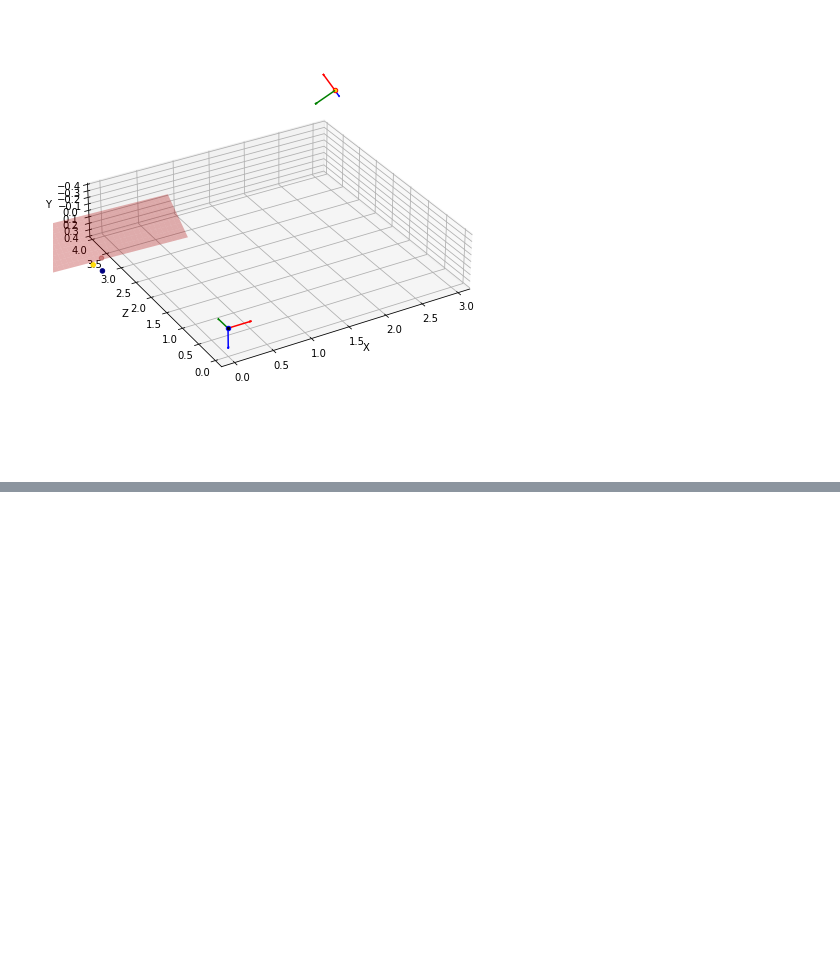
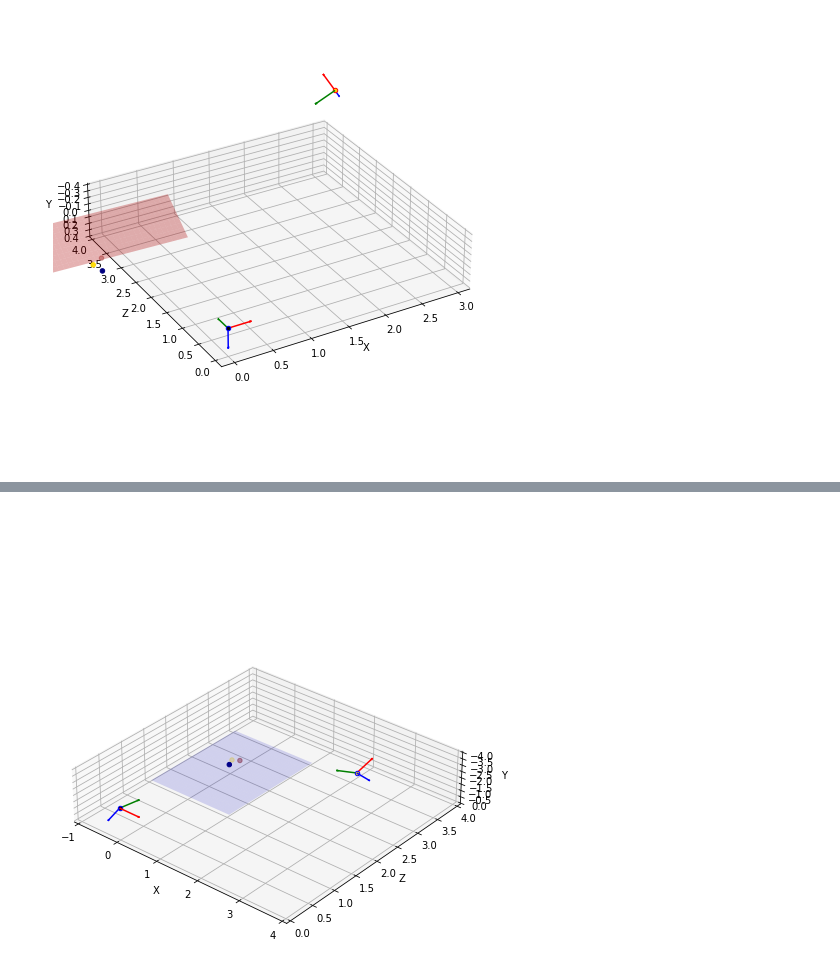
Before and after one commit to debOliveira/MoCapRasp, a Jupyter notebook: central/debugOnline.ipynb, the cells around one changed output, grey strips where cells are left out. Cells and saved outputs as stored; diff of their text form; code cells hidden in the pictures; blank space fills up the shorter version.

```diff
--- a/central/debugOnline.ipynb
+++ b/central/debugOnline.ipynb
@@ -568,10 +568,3 @@ plt.draw()
 plt.show()
 # %% [output]
 [figure]
-# %%
-M,N=np.array(plane[0:3]),np.array([0,0,1])
-c = np.dot(M,N)/(np.linalg.norm(M)*np.linalg.norm(N))
-[x,y,z] = np.cross(M,N)/np.linalg.norm(np.cross(M,N))
-s,C = np.sqrt(1-pow(c,2)),1-c
-R_plane = np.array([[x*x*C+c,x*y*C-z*s,x*z*C+y*s],[y*x*C+z*s,y*y*C+c,y*z*C-x*s],[z*x*C-y*s,z*y*C+x*s,z*z*C+c]])
-print(R_plane)
@@ -587,0 +571,72 @@ array([[-0.07710284, -0.09675244, -0.0633722 ],
+# %%
+[a,b,c,d]=plane
+v,k=np.array([a,b,c]),np.array([0,1,0])
+cosPhi = np.dot(v,k)/(np.linalg.norm(v)*np.linalg.norm(k))
+[u1,u2,u3] = np.cross(v,k)/np.linalg.norm(np.cross(v,k))
+sinPhi = np.sqrt(1-pow(cosPhi,2))
+R_plane = np.array([
+        [cosPhi+u1*u1*(1-cosPhi),u1*u2*(1-cosPhi),u2*sinPhi],
+        [u1*u2*(1-cosPhi),cosPhi+u2*u2*(1-cosPhi),-u1*sinPhi],
+        [-u2*sinPhi,u1*sinPhi,cosPhi]])
+[A,B,C] = np.matmul(np.array([a,b,c]),R_plane.T)
+newPlane = np.array([A,B,C])
+# %%
+# tiangulate
+P1,P2 = np.hstack((cameraMatrix_cam1, [[0.], [0.], [0.]])),np.matmul(cameraMatrix_cam2, np.hstack((R, t.T)))
+projPt1,projPt2 = myProjectionPoints(np.array(pts1[[0,2,3]])),myProjectionPoints(np.array(pts2[[0,2,3]]))
+points4d = triangulatePoints(P1.astype(float),P2.astype(float),projPt1.astype(float),projPt2.astype(float))
+points3d = (points4d[:3, :]/points4d[3, :]).T*lamb/100
+if points3d[0, 2] < 0: points3d = -points3d
+# configure 3d map
+fig = plt.figure(figsize=(8, 8))
+ax = plt.axes(projection='3d')
+ax.set_xlim(-1, 4)
+ax.set_zlim(-4, 0)
+ax.set_ylim(0, 4)
+ax.set_xlabel('X')
+ax.set_ylabel('Z')
+ax.set_zlabel('Y')
+# plot first camera
+scale = 0.5
+cam1Pts = np.array([[0,d/b,0],
+                    [scale, 0, 0],
+                    [0, scale, 0],
+                    [0, 0, scale]])
+cam1PtsNew = np.matmul(R_plane,cam1Pts.T).T
+[cam1Root,x,y,z]=cam1PtsNew
+zDisplacement = cam1PtsNew[0,2]
+cam1Root+=[0,0,-zDisplacement]
+x,y,z=x/np.linalg.norm(x)*scale,y/np.linalg.norm(y)*scale,z/np.linalg.norm(z)*scale
+ax.quiver(cam1Root[0],cam1Root[2],cam1Root[1],x[0],x[2],x[1], arrow_length_ratio=0.1, edgecolors="r")
+ax.quiver(cam1Root[0],cam1Root[2],cam1Root[1],y[0],y[2],y[1], arrow_length_ratio=0.1, edgecolors="b")
+ax.quiver(cam1Root[0],cam1Root[2],cam1Root[1],z[0],z[2],z[1], arrow_length_ratio=0.1, edgecolors="g")
+ax.scatter(cam1Root[0],cam1Root[2],cam1Root[1], edgecolor="blue", facecolor="black")
+# plot second camera
+x,y,z = np.array([scale, 0, 0]), np.array([0, scale, 0]),np.array([0, 0, scale])
+x,y,z = np.matmul(R.T, x),np.matmul(R.T, y),np.matmul(R.T, z)
+t_aux = np.matmul(-t, R)[0]*lamb/100+[0,d/b,0]
+cam2Pts = np.array([t_aux.T,x,y,z])
+cam2PtsNew = np.matmul(R_plane,cam2Pts.T).T
+[cam2Root,x,y,z]=cam2PtsNew
+cam2Root+=[0,0,-zDisplacement]
+x,y,z=x/np.linalg.norm(x)*scale,y/np.linalg.norm(y)*scale,z/np.linalg.norm(z)*scale
+ax.quiver(cam2Root[0],cam2Root[2],cam2Root[1],x[0],x[2],x[1], arrow_length_ratio=0.1, edgecolors="r")
+ax.quiver(cam2Root[0],cam2Root[2],cam2Root[1],y[0],y[2],y[1], arrow_length_ratio=0.1, edgecolors="b")
+ax.quiver(cam2Root[0],cam2Root[2],cam2Root[1],z[0],z[2],z[1], arrow_length_ratio=0.1, edgecolors="g")
+ax.scatter(cam2Root[0],cam2Root[2],cam2Root[1], edgecolor="blue", facecolor="gold")
+# new plane
+points3dNew = np.matmul(R_plane,points3d.T+np.array([[0],[d/b],[0]])).T
+ax.scatter(points3dNew[:, 0], points3dNew[:, 2]-zDisplacement, points3dNew[:, 1], c=points3dNew[:, 2], cmap=cmhot)
+x,z = np.linspace(-1,1,30),np.linspace(3,5,10)
+X,Z = np.meshgrid(x,z)
+Y=(-newPlane[0]*X -newPlane[2]*Z)/newPlane[1]
+surf = ax.plot_surface(X,Z-zDisplacement,Y,color='b',alpha=.15)
+# axis setup
+cmhot = plt.get_cmap("jet")
+ax.view_init(elev=30, azim=-50)
+plt.gca().invert_zaxis()
+ax.get_proj = lambda: np.dot(Axes3D.get_proj(ax), np.diag([1., 1., .3, 1.]))
+plt.draw()
+plt.show()
+# %% [output]
+[figure, added]
```
Also changed, not shown: parts of 2 cells of this notebook.
